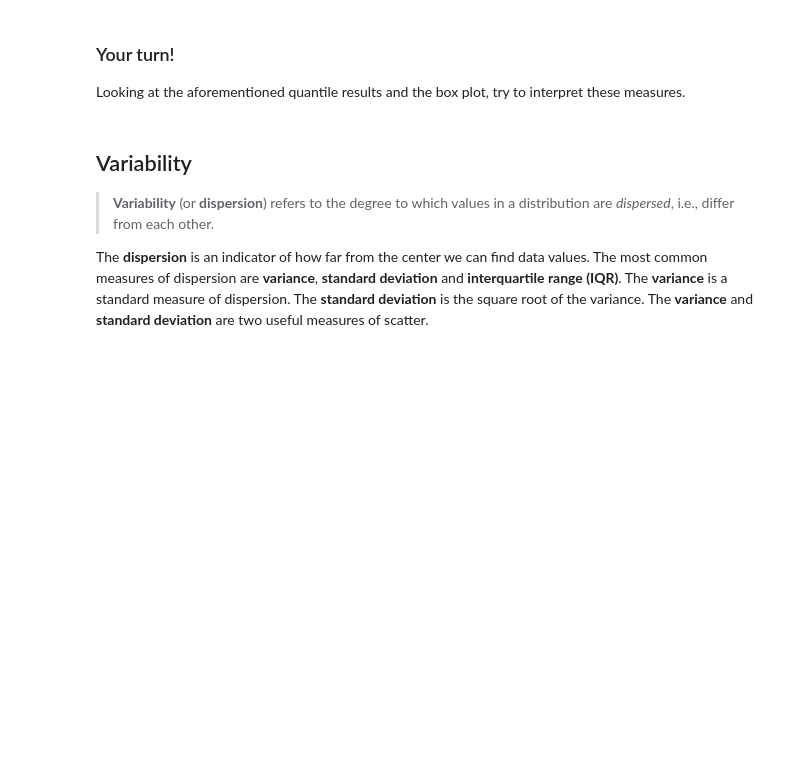
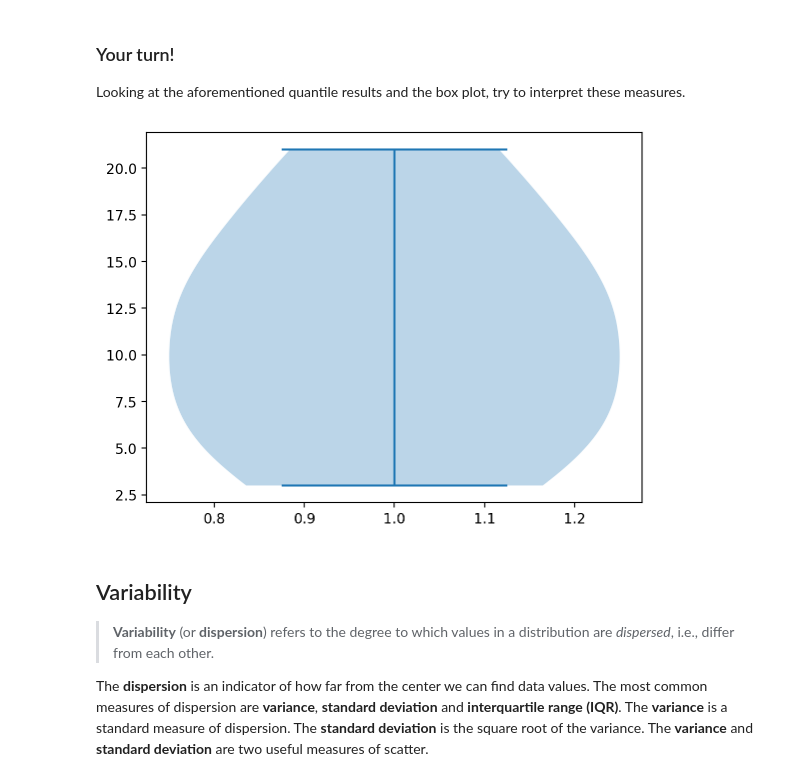
Before and after one commit to mariadop/Descriptive_Statistics_2025, a Jupyter notebook: Exercise8.ipynb, the cells around one changed output. Saved outputs shown, nothing was run; the diff lists cells and outputs as text; code cells hidden in the pictures; blank space fills up the shorter version.

```diff
--- a/Exercise8.ipynb
+++ b/Exercise8.ipynb
@@ -597,6 +612,11 @@ plt.show()
 ### Your turn!
 
 Looking at the aforementioned quantile results and the box plot, try to interpret these measures.
+# %%
+plt.violinplot(mydata)
+plt.show()
+# %% [output]
+[figure, added]
 # %% [markdown]
 ## Variability
 
```
Also changed, not shown: parts of 2 cells of this notebook.
